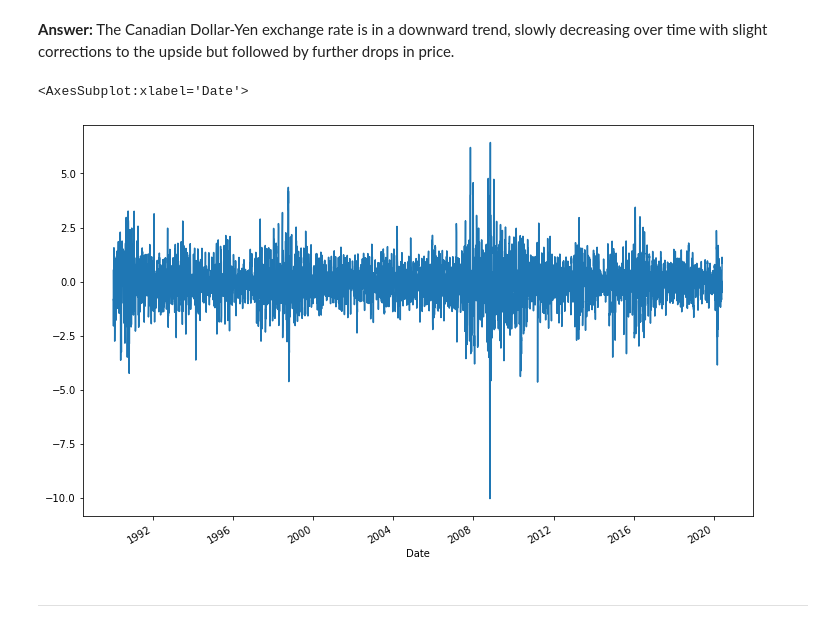
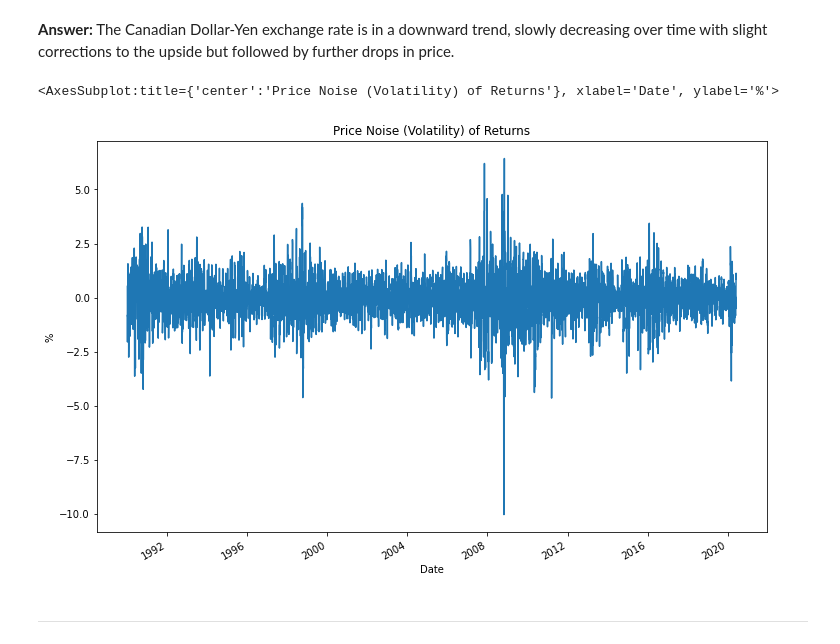
Before and after one commit to muramemory/Fintech-TimeSeries, a Jupyter notebook: Code/time_series_analysis.ipynb, the cells around one changed output. Drawn from its saved outputs; the diff is of its cells as text; code cells hidden in the pictures.

```diff
--- a/Code/time_series_analysis.ipynb
+++ b/Code/time_series_analysis.ipynb
@@ -96,11 +96,11 @@ df_price_2015_present.plot(figsize=(12,8),y=['Price','price_trend'],ylabel='Pric
 # %%
 # Plot the Settle Noise
 # YOUR CODE HERE!
 
-df_price['price_noise'].plot(figsize=(12,8))
+df_price['price_noise'].plot(figsize=(12,8),title='Price Noise (Volatility) of Returns',ylabel='%')
 # %% [output]
-<AxesSubplot:xlabel='Date'>
+<AxesSubplot:title={'center':'Price Noise (Volatility) of Returns'}, xlabel='Date', ylabel='%'>
-[figure, old version]
+[figure, new version]
 # %% [markdown]
 ---
 # %% [markdown]
```
Also changed, not shown: parts of 3 cells of this notebook, 10 other files.
